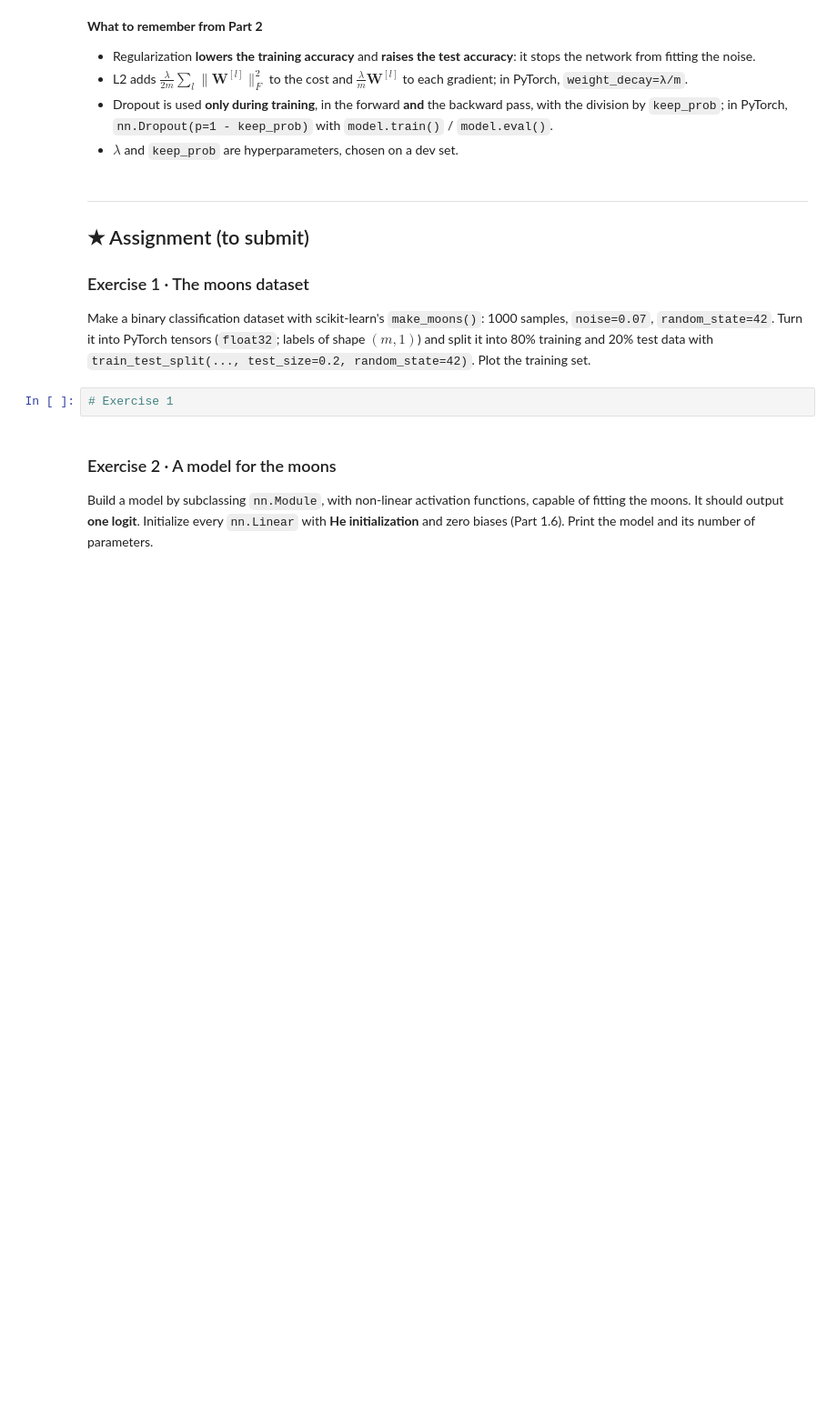
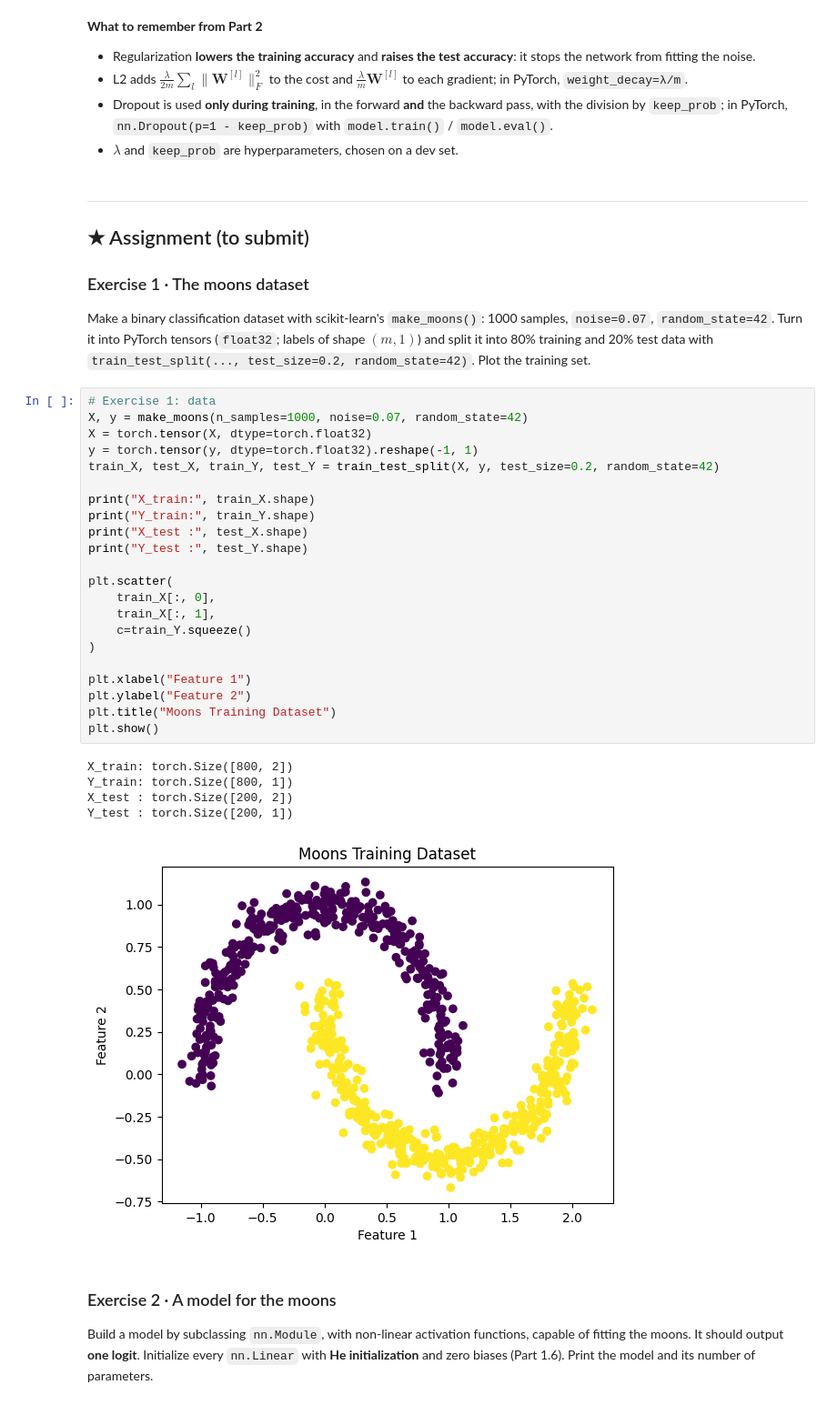
Before and after one commit to sarakseyhaaa/I4_AMS_AI, a Jupyter notebook: TP3_NY_SARAKSEYHA_I4AMS_B_AI.ipynb, the cells around one changed output. Shown at 91% size. Drawn from its saved outputs; the diff is of its cells as text; blank space fills up the shorter version.

```diff
--- a/TP3_NY_SARAKSEYHA_I4AMS_B_AI.ipynb
+++ b/TP3_NY_SARAKSEYHA_I4AMS_B_AI.ipynb
@@ -780,8 +787,34 @@ dropout, keep_prob = 0.86       95.3%    94.5%      97.2%    87.5%
 
 ### Exercise 1 · The moons dataset
 Make a binary classification dataset with scikit-learn's `make_moons()`: 1000 samples, `noise=0.07`, `random_state=42`. Turn it into PyTorch tensors (`float32`; labels of shape $(m, 1)$) and split it into 80% training and 20% test data with `train_test_split(..., test_size=0.2, random_state=42)`. Plot the training set.
-# %%
-# Exercise 1
+# %%
+# Exercise 1: data
+X, y = make_moons(n_samples=1000, noise=0.07, random_state=42)
+X = torch.tensor(X, dtype=torch.float32)
+y = torch.tensor(y, dtype=torch.float32).reshape(-1, 1)
+train_X, test_X, train_Y, test_Y = train_test_split(X, y, test_size=0.2, random_state=42)
+
+print("X_train:", train_X.shape)
+print("Y_train:", train_Y.shape)
+print("X_test :", test_X.shape)
+print("Y_test :", test_Y.shape)
+
+plt.scatter(
+    train_X[:, 0],
+    train_X[:, 1],
+    c=train_Y.squeeze()
+)
+
+plt.xlabel("Feature 1")
+plt.ylabel("Feature 2")
+plt.title("Moons Training Dataset")
+plt.show()
+# %% [output]
+X_train: torch.Size([800, 2])
+Y_train: torch.Size([800, 1])
+X_test : torch.Size([200, 2])
+Y_test : torch.Size([200, 1])
+[figure, added]
 # %% [markdown]
 ### Exercise 2 · A model for the moons
 Build a model by subclassing `nn.Module`, with non-linear activation functions, capable of fitting the moons. It should output **one logit**. Initialize every `nn.Linear` with **He initialization** and zero biases (Part 1.6). Print the model and its number of parameters.
```
Also changed, not shown: parts of 7 cells of this notebook.
